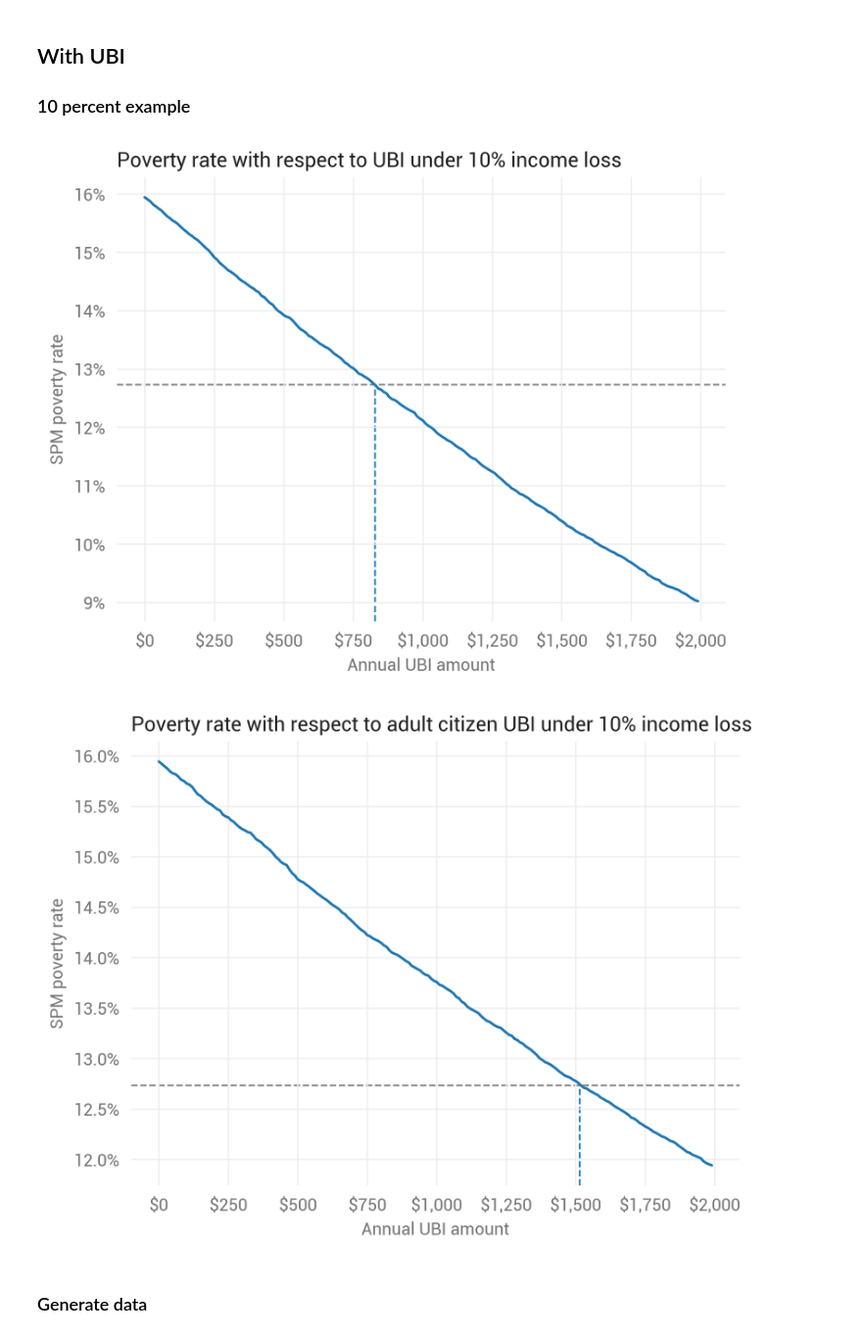
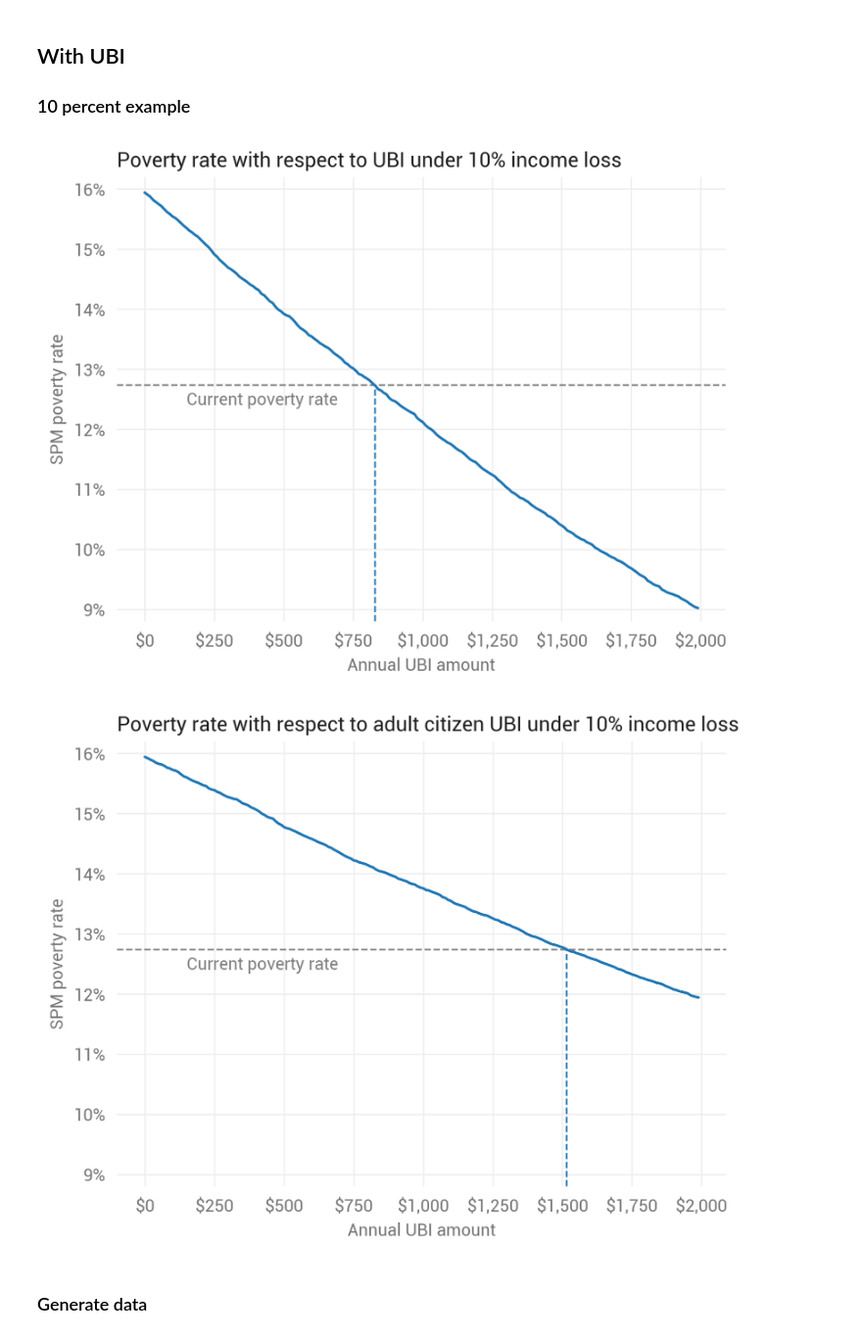
Before and after one commit to UBICenter/ubi-center, a Jupyter notebook: notebooks/covid/covid_ubi.ipynb, the cells around one changed output. Shown at 98% size. Drawn from its saved outputs; the diff is of its cells as text; code cells hidden in the pictures.

Commit message:
Make 10% loss graphs consistent and add current poverty rate annotation

```diff
--- a/notebooks/covid/covid_ubi.ipynb
+++ b/notebooks/covid/covid_ubi.ipynb
@@ -351,32 +351,37 @@ plt.title('Poverty rate with respect to UBI under 10% income loss',
 ax.xaxis.set_major_formatter(mdf.dollar_format())
 ax.yaxis.set_major_formatter(mpl.ticker.PercentFormatter(xmax=1, decimals=0))
 # Show current poverty rate.
-plt.axhline(ubi_pov_rate(), color='gray', lw=1, ls='--', zorder=-1)
+plt.axhline(ubi_pov_rate(), color='gray', lw=1, ls='--', zorder=1)
 # TODO: Figure out how to automate this.
-# TODO: Add annotation saying it's the current poverty rate.
-plt.axvline(828, ymax=0.53, lw=1, ls='--', zorder=-1)
+plt.axvline(828, ymax=0.53, lw=1, ls='--', zorder=1)
+# To make consistent with next graph.
+plt.ylim(0.088, 0.162)
+plt.annotate('Current poverty rate', (150, 0.124), color='gray')
 plt.xlabel('Annual UBI amount')
 plt.ylabel('SPM poverty rate')
 plt.savefig('charts/pov_rate_by_ubi_10pct_all.png')
 plt.show()
 # %% [output]
-[figure, old version]
+[figure, new version]
 # %%
 ax = ubi_10pct_example.pov_adult_citizens.plot()
 plt.title('Poverty rate with respect to adult citizen UBI under 10% income' +
           ' loss', loc='left')
 ax.xaxis.set_major_formatter(mdf.dollar_format())
-ax.yaxis.set_major_formatter(mpl.ticker.PercentFormatter(xmax=1, decimals=1))
+ax.yaxis.set_major_formatter(mpl.ticker.PercentFormatter(xmax=1, decimals=0))
 # Show current poverty rate.
-plt.axhline(ubi_pov_rate(), color='gray', lw=1, ls='--', zorder=-1)
+plt.axhline(ubi_pov_rate(), color='gray', lw=1, ls='--', zorder=1)
 # TODO: Figure out how to automate this.
-plt.axvline(1515, ymax=0.22, lw=1, ls='--', zorder=-1)
+plt.axvline(1515, ymax=0.53, lw=1, ls='--', zorder=1)
+# To make consistent with previous graph.
+plt.ylim(0.088, 0.162)
+plt.annotate('Current poverty rate', (150, 0.124), color='gray')
 plt.xlabel('Annual UBI amount')
 plt.ylabel('SPM poverty rate')
 plt.savefig('charts/pov_rate_by_ubi_10pct_adult_citizens.png')
 plt.show()
 # %% [output]
-[figure, old version]
+[figure, new version]
 # %% [markdown]
 ### Generate data
 # %%
```
Also changed, not shown: 2 other files.
